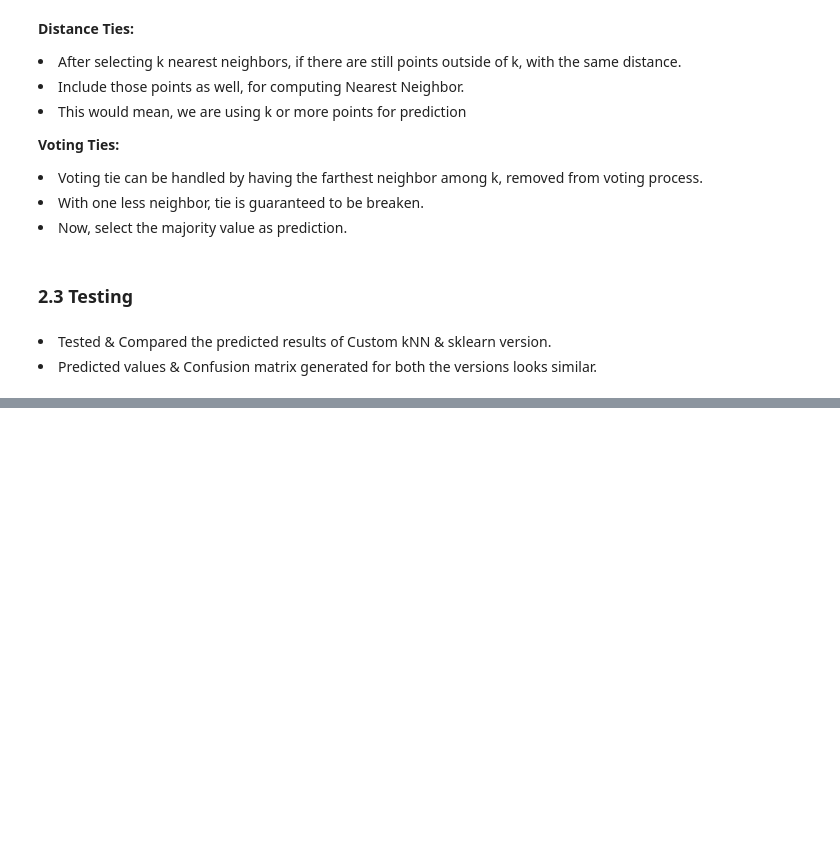
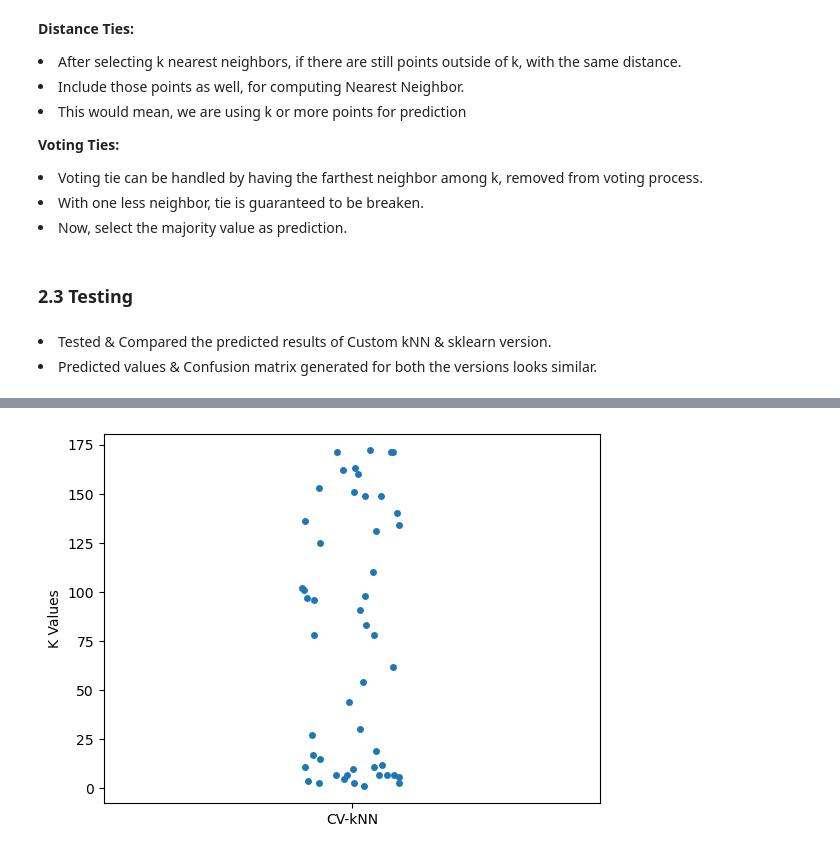
Before and after one commit to yogamaha/cs598-psl, a Jupyter notebook: ca-1/ca-1.ipynb, the cells around one changed output, grey strips where cells are left out. Drawn from its saved outputs; the diff is of its cells as text; code cells hidden in the pictures; blank space fills up the shorter version.

```diff
--- a/ca-1/ca-1.ipynb
+++ b/ca-1/ca-1.ipynb
@@ -528,0 +608,14 @@ The confusion matrix based on bayes rule is:
+# %%
+fig, ax = plt.subplots()
+
+g = sns.stripplot(data=selected_k, ax=ax)
+
+xtick_labels = np.array(["CV-kNN"])
+g.set_xticks(range(xtick_labels.shape[0]), xtick_labels)
+
+#ax.set_xlabel("Models")
+ax.set_ylabel("K Values")
+
+plt.show()
+# %% [output]
+[figure, added]
```
Also changed, not shown: parts of 66 cells of this notebook, 1 other file.
